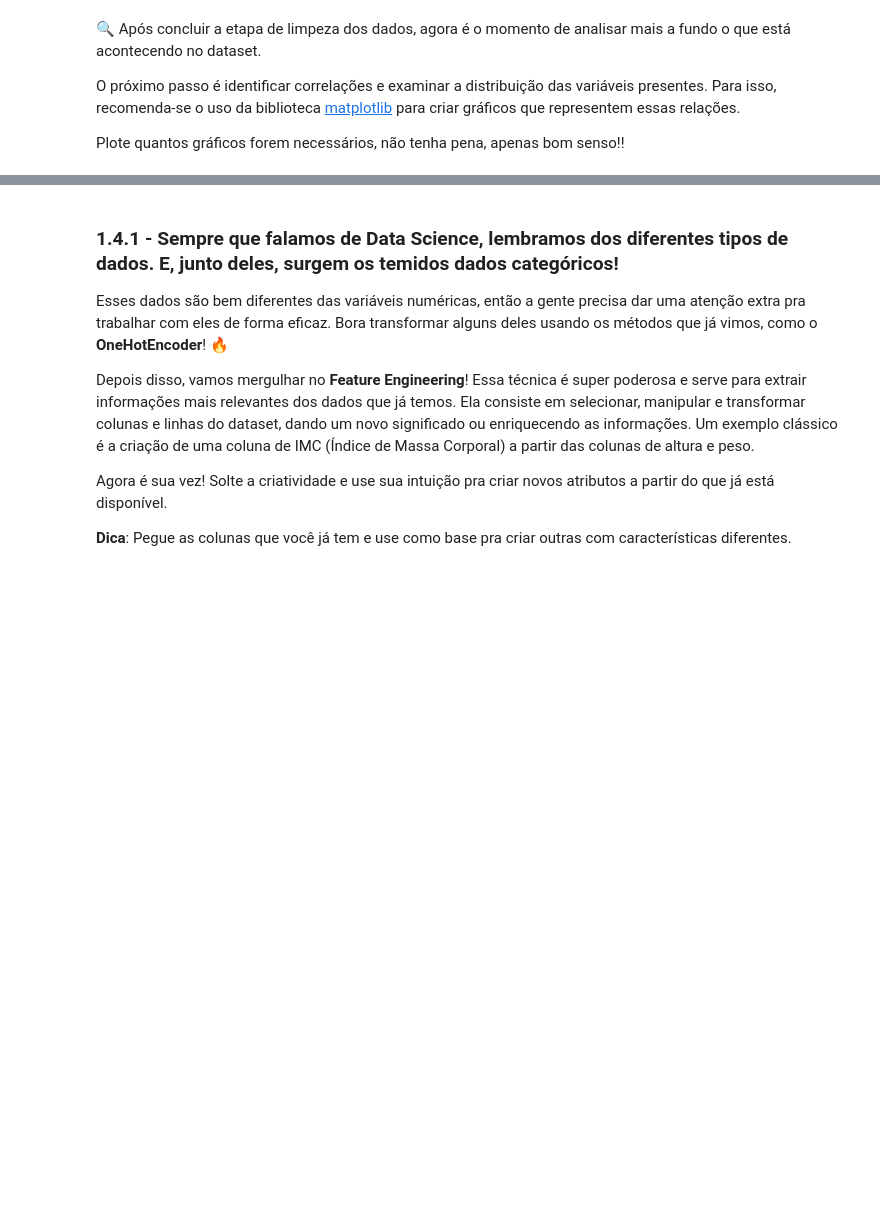
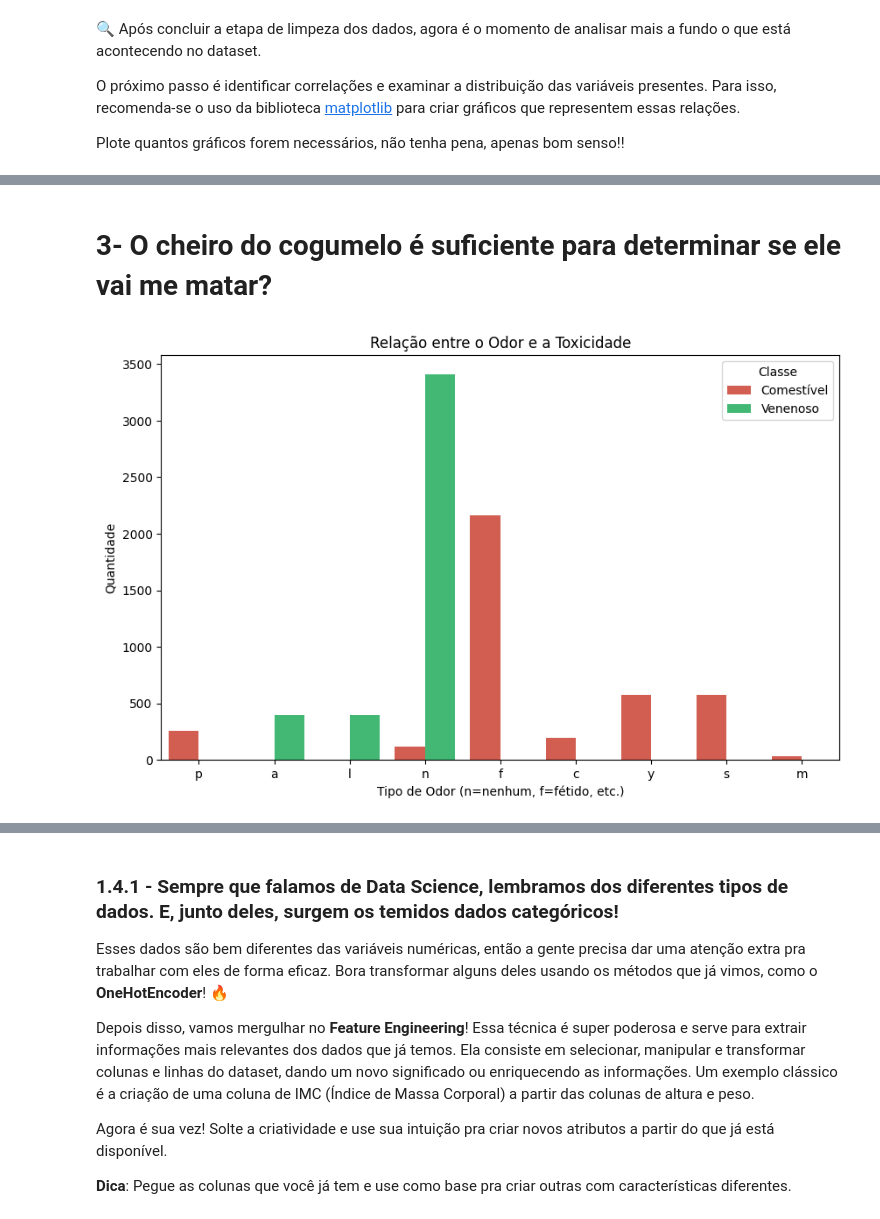
Before and after one commit to Walisson-Sales/Atividade-de-Analise-Exploratoria-de-Dados, a Jupyter notebook: notebook_EDA.ipynb, the cells around one changed output, grey strips where cells are left out. Cells and saved outputs as stored; diff of their text form; code cells hidden in the pictures; blank space fills up the shorter version.

```diff
--- a/notebook_EDA.ipynb
+++ b/notebook_EDA.ipynb
@@ -544,0 +606,13 @@ Plote quantos gráficos forem necessários, não tenha pena, apenas bom senso!!
+# %% [markdown]
+# 3- O cheiro do cogumelo é suficiente para determinar se ele vai me matar?
+# %%
+plt.figure(figsize=(10, 6))
+# Usando 'hue' para separar comestíveis e venenosos dentro de cada odor
+sns.countplot(data=df, x='odor', hue='class', palette={'e': '#2ecc71', 'p': '#e74c3c'})
+plt.title('Relação entre o Odor e a Toxicidade')
+plt.xlabel('Tipo de Odor (n=nenhum, f=fétido, etc.)')
+plt.ylabel('Quantidade')
+plt.legend(title='Classe', labels=['Comestível', 'Venenoso'])
+plt.show()
+# %% [output]
+[figure, added]
```
Also changed, not shown: parts of 21 cells of this notebook.
